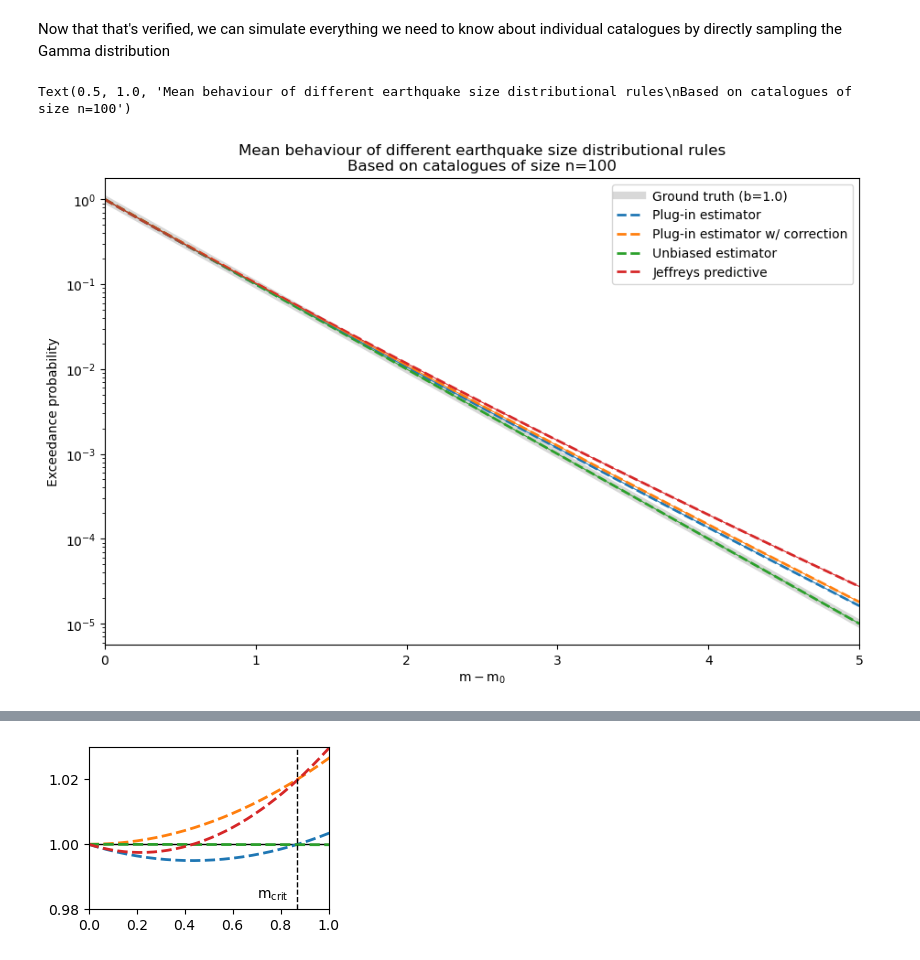
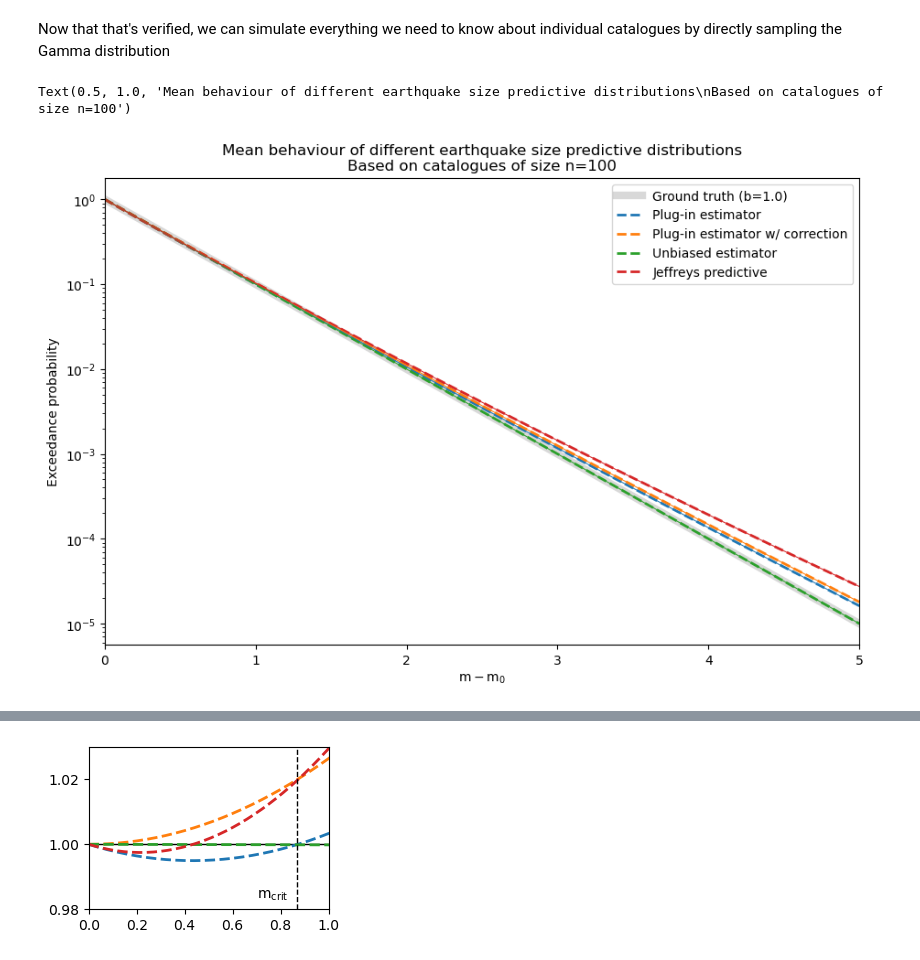
Before and after one commit to TNO/earthquake-size-estimation, a Jupyter notebook: unbiased_estimate_paper.ipynb, the cells around one changed output, grey strips where cells are left out. Cells and saved outputs as stored; diff of their text form; code cells hidden in the pictures.

```diff
--- a/unbiased_estimate_paper.ipynb
+++ b/unbiased_estimate_paper.ipynb
@@ -92,45 +92,45 @@ mom_range = seismic_moment(mrange)
 ground_truth_distribution = pareto((2/3)*b_true, scale=seismic_moment(mag_completeness), loc=0)
 ground_truth_poe = ground_truth_distribution.sf(mom_range)
 
-# Sample S from Gamma distribution (we now know this is identical to sampling catalogues and summing)
-s = gamma_dist(a=n, scale=1/(np.log(10)*b_true)).rvs(nr_simulations)
+# Sample T from Gamma distribution (we now know this is identical to sampling catalogues and summing)
+t = gamma_dist(a=n, scale=1/(np.log(10)*b_true)).rvs(nr_simulations)
 
 # Calculate different estimators
-unbiased_poe = (1-mrange[:,None]/s)**(n-1)
-naive_poe = np.exp(-n*mrange[:,None]/s)
-corrected_naive_poe = np.exp(-(n-1)*mrange[:,None]/s)
-jeffreys_poe = (s/(s + mrange[:,None]))**n
+unbiased_poe = (1-mrange[:,None]/t)**(n-1)
+naive_poe = np.exp(-n*mrange[:,None]/t)
+corrected_naive_poe = np.exp(-(n-1)*mrange[:,None]/t)
+jeffreys_poe = (t/(t + mrange[:,None]))**n
 unbiased_poe_mean = unbiased_poe.mean(axis=1)
 naive_poe_mean = naive_poe.mean(axis=1)
 corrected_naive_poe_mean = corrected_naive_poe.mean(axis=1)
 jeffreys_poe_mean = jeffreys_poe.mean(axis=1)
 
-# # Create figure of ground truth and different estimators (based on sampling S, i.e. based on sampling catalogues)
+# # Create figure of ground truth and different estimators (based on sampling T, i.e. based on sampling catalogues)
 fig, ax = plt.subplots(ncols=1, nrows=1, figsize=(9, 6), constrained_layout=True)
 plot_distr(mrange, ground_truth_poe, ax=ax, label=f"Ground truth (b={b_true:.1f})", c="grey", lw=6.0,  ls="-", alpha=0.3)
 plot_distr(mrange, naive_poe_mean, ax=ax, label="Plug-in estimator", c="C0", lw=2.0, ls="--")
 plot_distr(mrange, corrected_naive_poe_mean, ax=ax, label="Plug-in estimator w/ correction", c="C1", lw=2.0, ls="--")
 plot_distr(mrange, unbiased_poe_mean, ax=ax, label="Unbiased estimator", c="C2", lw=2.0, ls="--")
 plot_distr(mrange, jeffreys_poe_mean, ax=ax, label="Jeffreys predictive", c="C3", lw=2.0, ls="--")
 
 # Get theoretical curves for the estimators
 theoretical_curves = E_all(n, b_true*np.log(10), mrange)
 plot_distr(mrange, theoretical_curves['naive'], ax=ax, c="C0", lw=0.75, ls="-")
 plot_distr(mrange, theoretical_curves['corrected'], ax=ax, c="C1", lw=0.75, ls="-")
 plot_distr(mrange, theoretical_curves['unbiased'], ax=ax, c="C2", lw=0.75, ls="-")
 plot_distr(mrange, theoretical_curves['jeffreys'], ax=ax, c="C3", lw=0.75, ls="-")
 
 ax.set_xlim(mrange[0], mrange[-1])
 # ax.set_ylim(0.8e0, 1e1)
 ax.set_xlabel("$\\mathrm{m}-\\mathrm{m_0}$")
 # ax.set_ylabel("$\\frac{F}{F^{true}}$", fontsize=16)
 ax.set_ylabel("Exceedance probability")
 ax.legend(loc="upper right")
-ax.set_title(f"Mean behaviour of different earthquake size distributional rules\n"
+ax.set_title(f"Mean behaviour of different earthquake size predictive distributions\n"
 f"Based on catalogues of size n={n}")
 # %% [output]
-Text(0.5, 1.0, 'Mean behaviour of different earthquake size distributional rules\nBased on catalogues of size n=100')
+Text(0.5, 1.0, 'Mean behaviour of different earthquake size predictive distributions\nBased on catalogues of size n=100')
-[figure, old version]
+[figure, new version]
 # %%
 # How good are we at estimating the PoE of an event with true PoE 1, 0.1, 0.01 per catalogue?
 catalogue_poe = 0.1 # On a catalogue basis. So 0.1 means once every 10 catalogues, or once every 10x the time period of the catalogue
```
Also changed, not shown: parts of 10 cells of this notebook.
